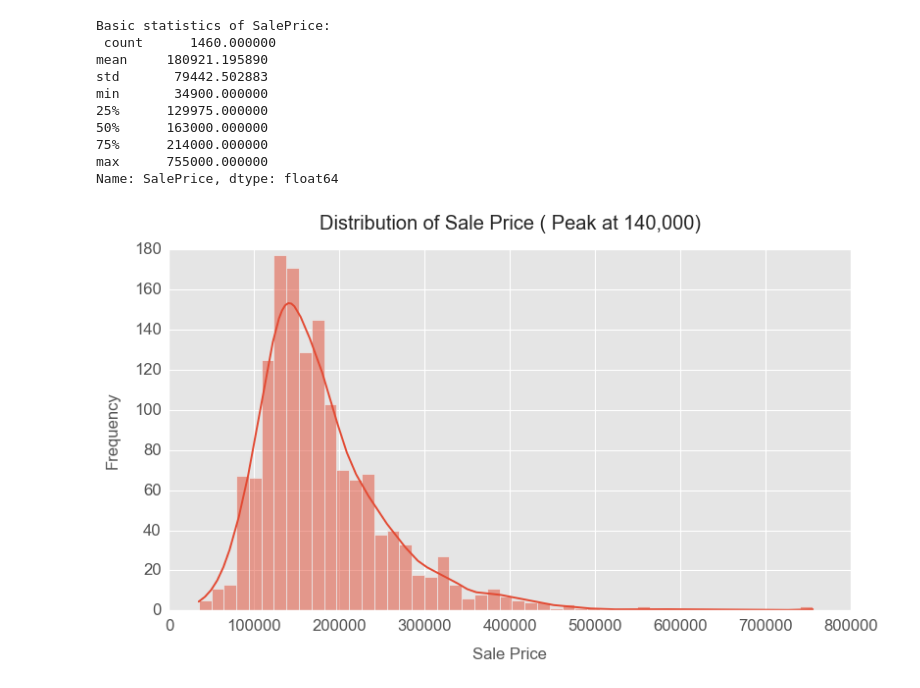
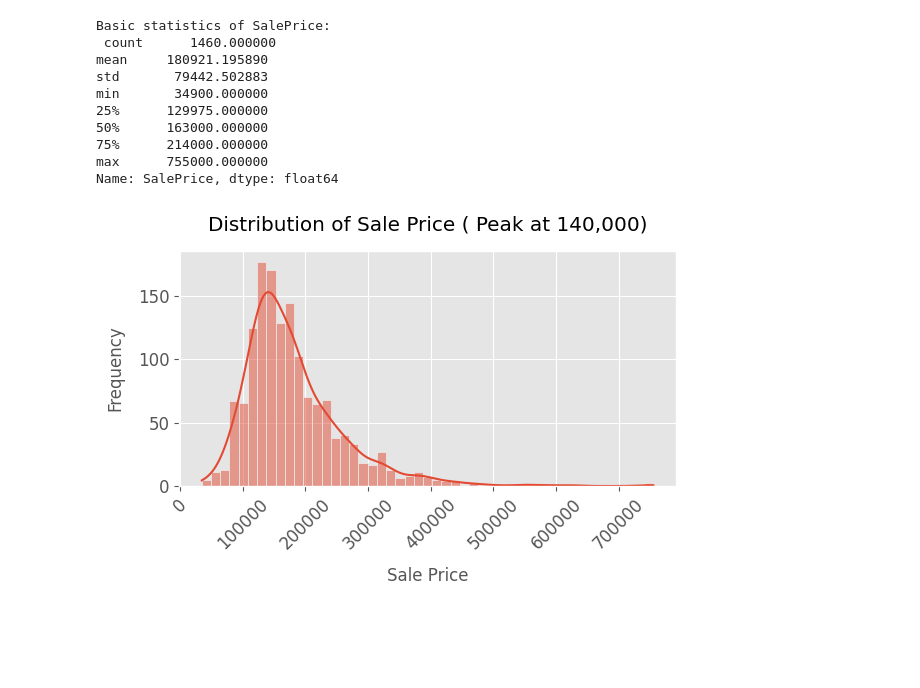
Before and after one commit to DataScientistHadi/House_Price_Prediction, a Jupyter notebook: notebooks/01_eda.ipynb, the cells around one changed output. Saved outputs shown, nothing was run; the diff lists cells and outputs as text; code cells hidden in the pictures; blank space fills up the shorter version.

```diff
--- a/notebooks/01_eda.ipynb
+++ b/notebooks/01_eda.ipynb
@@ -136,11 +138,13 @@ Name: SalePrice, dtype: float64
 # %%
 # Visualize distribution of SalePrice
 
-plt.figure(figsize=(8, 4))
+plt.figure(figsize=(6, 4))
 sns.histplot(train_data['SalePrice'], kde=True)
 plt.title('Distribution of Sale Price ( Peak at 140,000)')
 plt.xlabel('Sale Price')
 plt.ylabel('Frequency')
+plt.xticks(rotation= 45)
+plt.tight_layout()
 plt.show()
 # %% [output]
-[figure, old version]
+[figure, new version]
```
Also changed, not shown: parts of 6 cells of this notebook.
